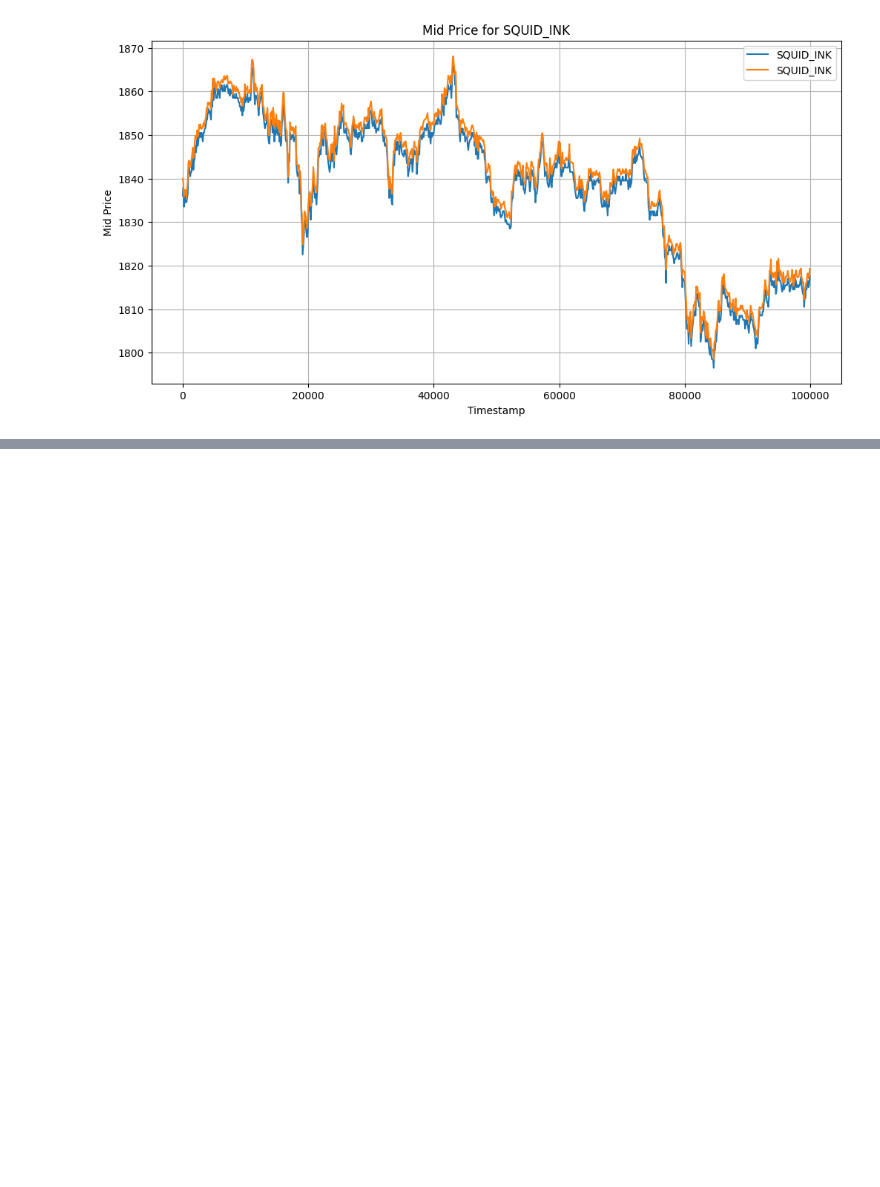
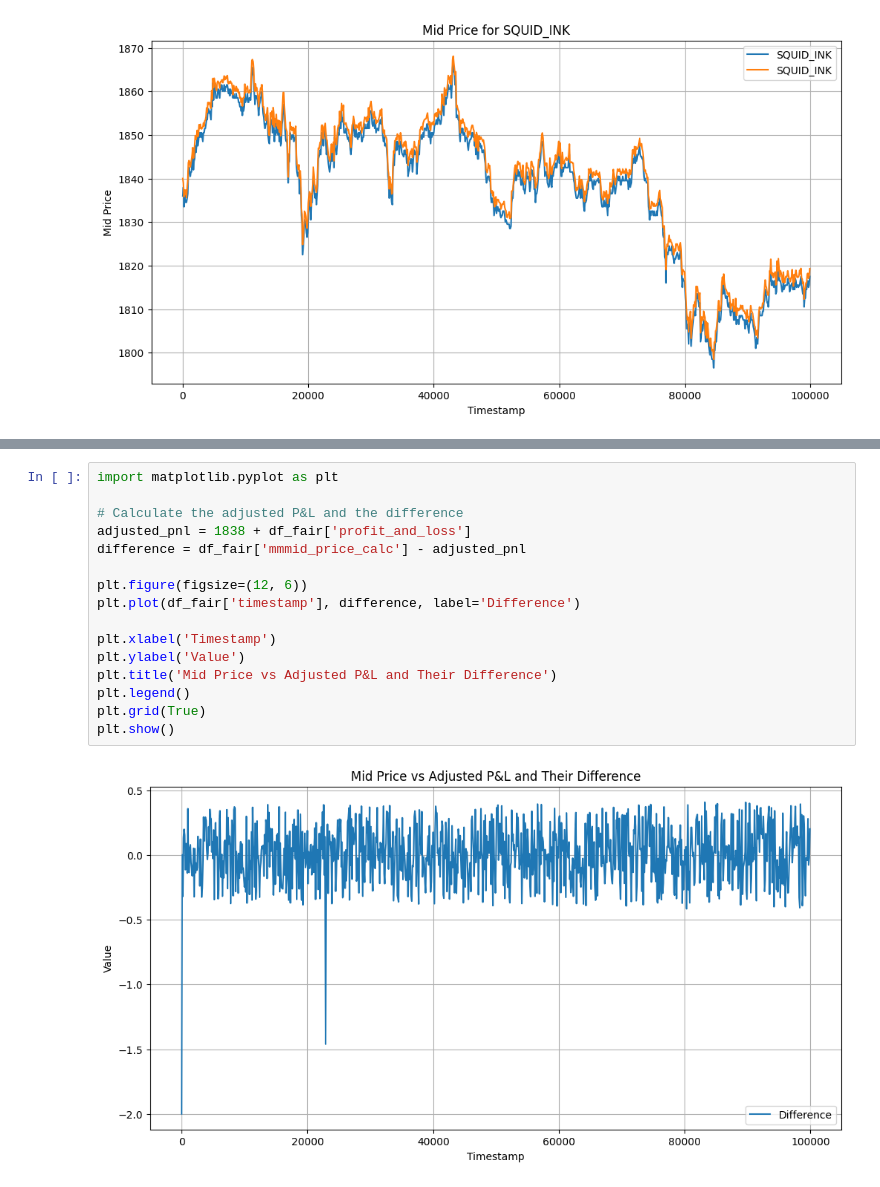
Before and after one commit to UlrichVestuche/IMC-Prosperity-3, a Jupyter notebook: Round_1/Misha/data.ipynb, the cells around one changed output, grey strips where cells are left out. Drawn from its saved outputs; the diff is of its cells as text; blank space fills up the shorter version.

```diff
--- a/Round_1/Misha/data.ipynb
+++ b/Round_1/Misha/data.ipynb
@@ -123,0 +265,18 @@ plt.show()
+# %%
+import matplotlib.pyplot as plt
+
+# Calculate the adjusted P&L and the difference
+adjusted_pnl = 1838 + df_fair['profit_and_loss']
+difference = df_fair['mmmid_price_calc'] - adjusted_pnl
+
+plt.figure(figsize=(12, 6))
+plt.plot(df_fair['timestamp'], difference, label='Difference')
+
+plt.xlabel('Timestamp')
+plt.ylabel('Value')
+plt.title('Mid Price vs Adjusted P&L and Their Difference')
+plt.legend()
+plt.grid(True)
+plt.show()
+# %% [output]
+[figure, added]
```
Also changed, not shown: parts of 52 cells of this notebook, 2 other files.
